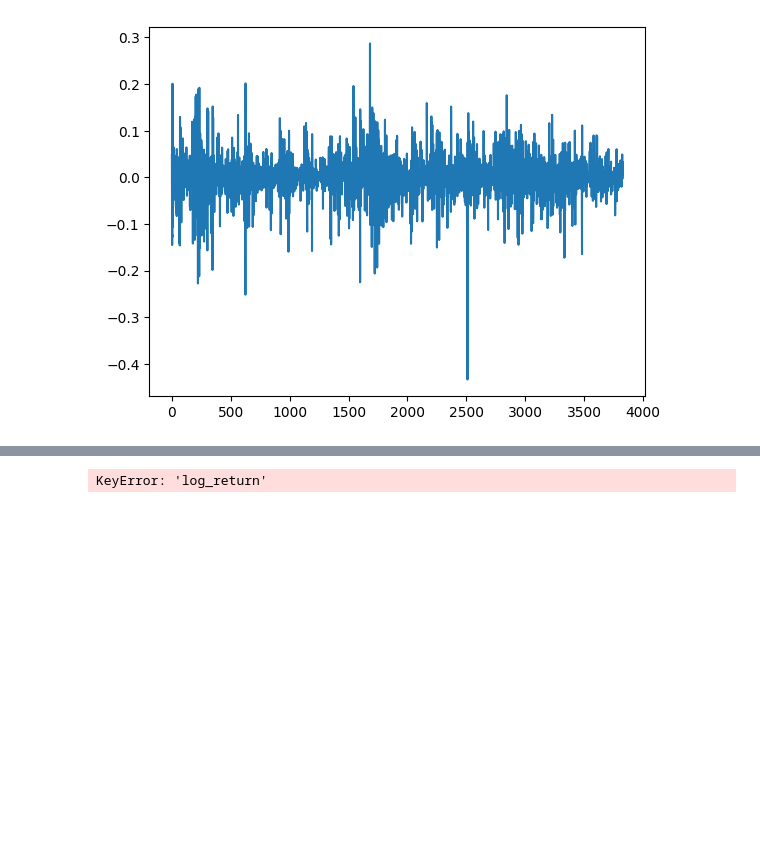
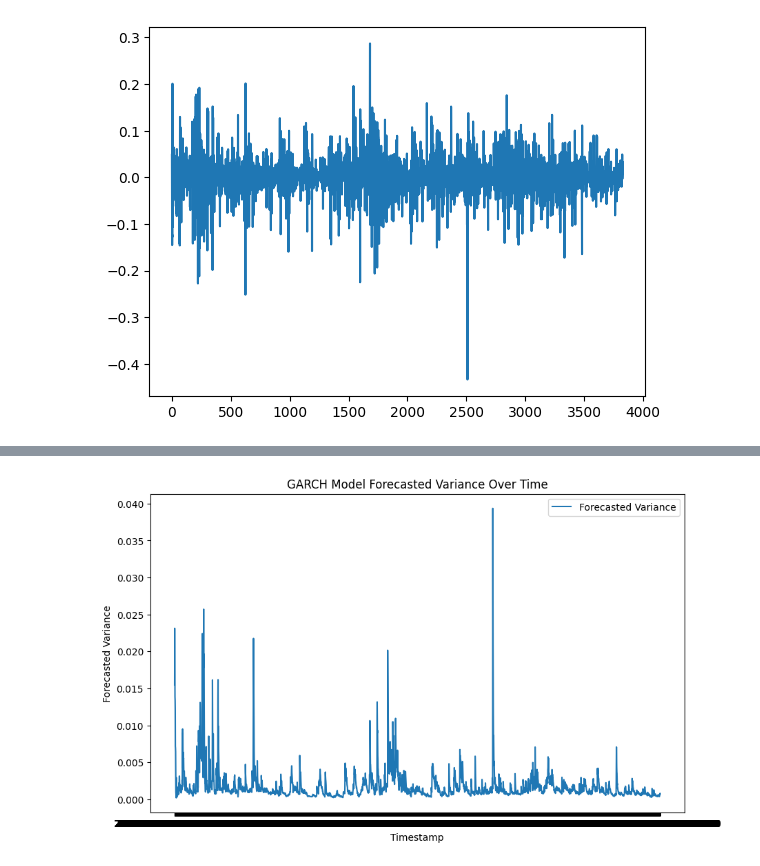
Before and after one commit to jeffhu1/cs229b_proj, a Jupyter notebook: garch.ipynb, the cells around one changed output, grey strips where cells are left out. Cells and saved outputs as stored; diff of their text form; code cells hidden in the pictures; blank space fills up the shorter version.

Commit message:
finish garch milestone

```diff
--- a/garch.ipynb
+++ b/garch.ipynb
@@ -183,21 +85,44 @@ training_arch.plot(figsize = (18,4))
-# %%
-def recursive_forecast(pd_dataframe):
-    window = predict_lag
-    model = 'GARCH'
-    index = kline_test[1:].index
-    end_loc = np.where(index >= kline_test.index[window])[0].min()
-    forecasts = {}
-    for i in range(len(kline_test[1:]) - window + 2):
-        mod = arch_model(pd_dataframe['log_return'][1:], mean='AR', vol=model, dist='ged',p=1, q=1)
-        res = mod.fit(last_obs=i+end_loc, disp='off', options={'ftol': 1e03})
-        temp = res.forecast().variance
-        fcast = temp.iloc[i + end_loc - 1]
-        forecasts[fcast.name] = fcast
-
-    forecasts = pd.DataFrame(forecasts).T
-    pd_dataframe['recursive_{}'.format(model)] = forecasts['h.1']
-    evaluate(pd_dataframe, 'realized_volatility_1_hour', 'recursive_{}'.format(model))
-
-recursive_forecast(kline_test)
-# %% [output]
-KeyError: 'log_return'
+# %%
+import pandas as pd
+from arch import arch_model
+
+# Example: Load your dataset of log returns
+# Replace this with your actual data loading code
+# df = pd.read_csv('your_log_return_data.csv')
+# log_returns = df['log_return_column']
+
+# For demonstration, I'm using dummy data
+# Replace this with your actual log returns data
+
+df = df.dropna(subset=['log_returns'])
+
+def recursive_forecast(log_returns, window):
+    forecasts = {}
+    log_returns = df['log_returns']
+    for i in range(window, len(log_returns)):
+        # Fit the GARCH model
+        model = arch_model(log_returns[:i], mean='Zero', vol='GARCH', p=1, q=1)
+        model_fit = model.fit(disp='off')
+
+        # Forecast the next value
+        forecast = model_fit.forecast(horizon=1)
+        forecasts[log_returns.index[i]] = forecast.variance.iloc[-1, 0]
+
+    return pd.DataFrame(forecasts, index=['Forecast']).T
+
+# Set your forecasting window
+window = 5  # Adjust this based on your dataset
+
+# Perform recursive forecasting
+forecast_results = recursive_forecast(df, window)
+# print(forecast_results)
+
+plt.figure(figsize=(10, 6))
+plt.plot(df['timestamp'][window:], forecast_results, label='Forecasted Variance')
+plt.title('GARCH Model Forecasted Variance Over Time')
+plt.xlabel('Timestamp')
+plt.ylabel('Forecasted Variance')
+plt.legend()
+plt.show()
+# %% [output]
+[figure, added]
```
Also changed, not shown: parts of 7 cells of this notebook, 1 other file.
